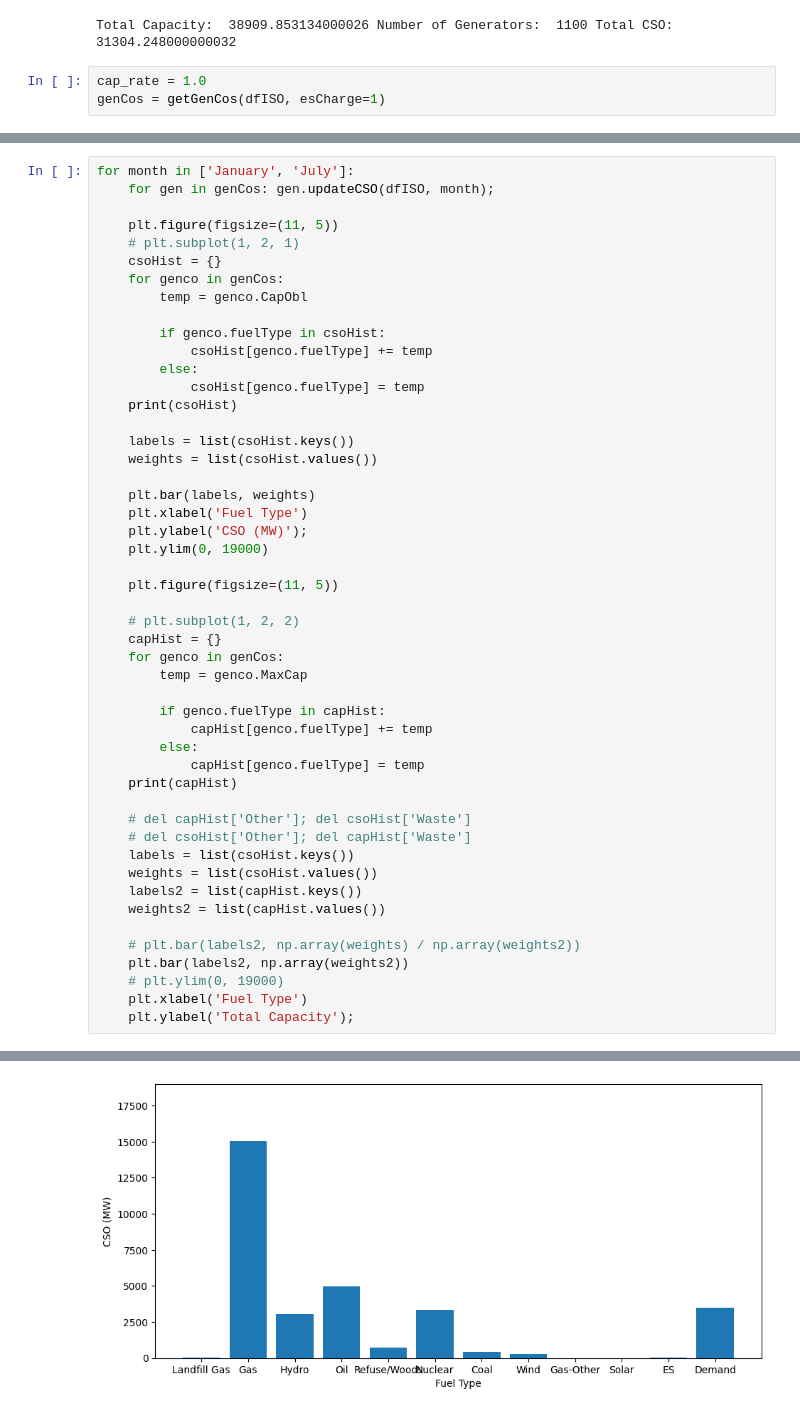
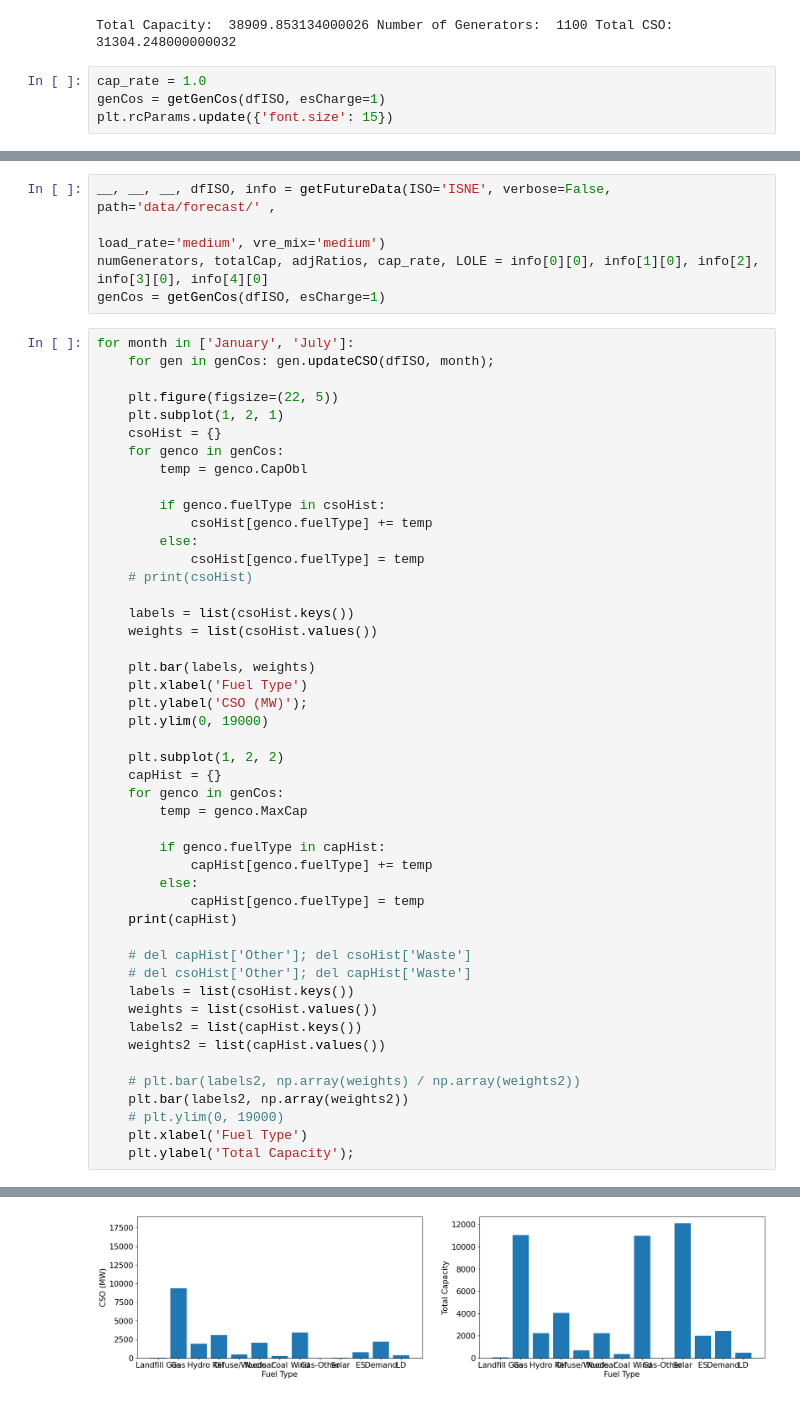
Before and after one commit to MahdiMehrtash/MARKET-Research, a Jupyter notebook: plots.ipynb, the cells around one changed output, grey strips where cells are left out. Cells and saved outputs as stored; diff of their text form.

```diff
--- a/plots.ipynb
+++ b/plots.ipynb
@@ -13,3 +13,4 @@ Total Capacity:  38909.853134000026 Number of Generators:  1100 Total CSO:  3130
 # %%
 cap_rate = 1.0
 genCos = getGenCos(dfISO, esCharge=1)
+plt.rcParams.update({'font.size': 15})
@@ -16,9 +79,14 @@ genCos = getGenCos(dfISO, esCharge=1)
+# %%
+__, __, __, dfISO, info = getFutureData(ISO='ISNE', verbose=False, path='data/forecast/' ,
+                                                                        load_rate='medium', vre_mix='medium')
+numGenerators, totalCap, adjRatios, cap_rate, LOLE = info[0][0], info[1][0], info[2], info[3][0], info[4][0]
+genCos = getGenCos(dfISO, esCharge=1)
 # %%
 for month in ['January', 'July']:
     for gen in genCos: gen.updateCSO(dfISO, month);
 
-    plt.figure(figsize=(11, 5))
-    # plt.subplot(1, 2, 1)
+    plt.figure(figsize=(22, 5))
+    plt.subplot(1, 2, 1)
     csoHist = {}
     for genco in genCos:
         temp = genco.CapObl
@@ -27,7 +95,7 @@ for month in ['January', 'July']:
             csoHist[genco.fuelType] += temp
         else:
             csoHist[genco.fuelType] = temp
-    print(csoHist)
+    # print(csoHist)
 
     labels = list(csoHist.keys())
     weights = list(csoHist.values())
@@ -37,9 +105,7 @@ for month in ['January', 'July']:
     plt.ylabel('CSO (MW)');
     plt.ylim(0, 19000)
 
-    plt.figure(figsize=(11, 5))
-
-    # plt.subplot(1, 2, 2)
+    plt.subplot(1, 2, 2)
     capHist = {}
     for genco in genCos:
         temp = genco.MaxCap
@@ -70 +134 @@ for month in ['January', 'July']:
-[figure, old version]
+[figure, new version]
```
Also changed, not shown: parts of 16 cells of this notebook, 11 other files.
